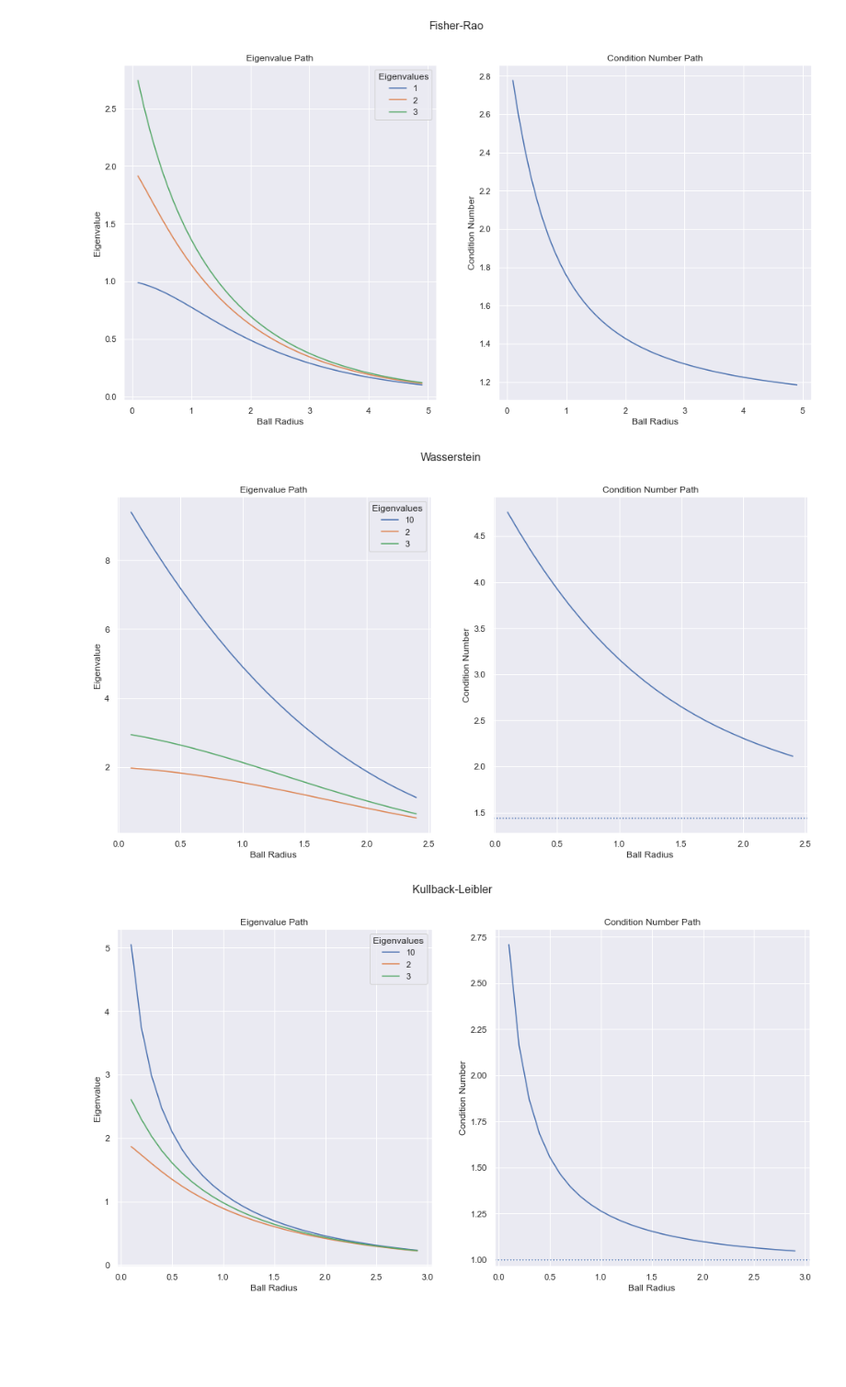
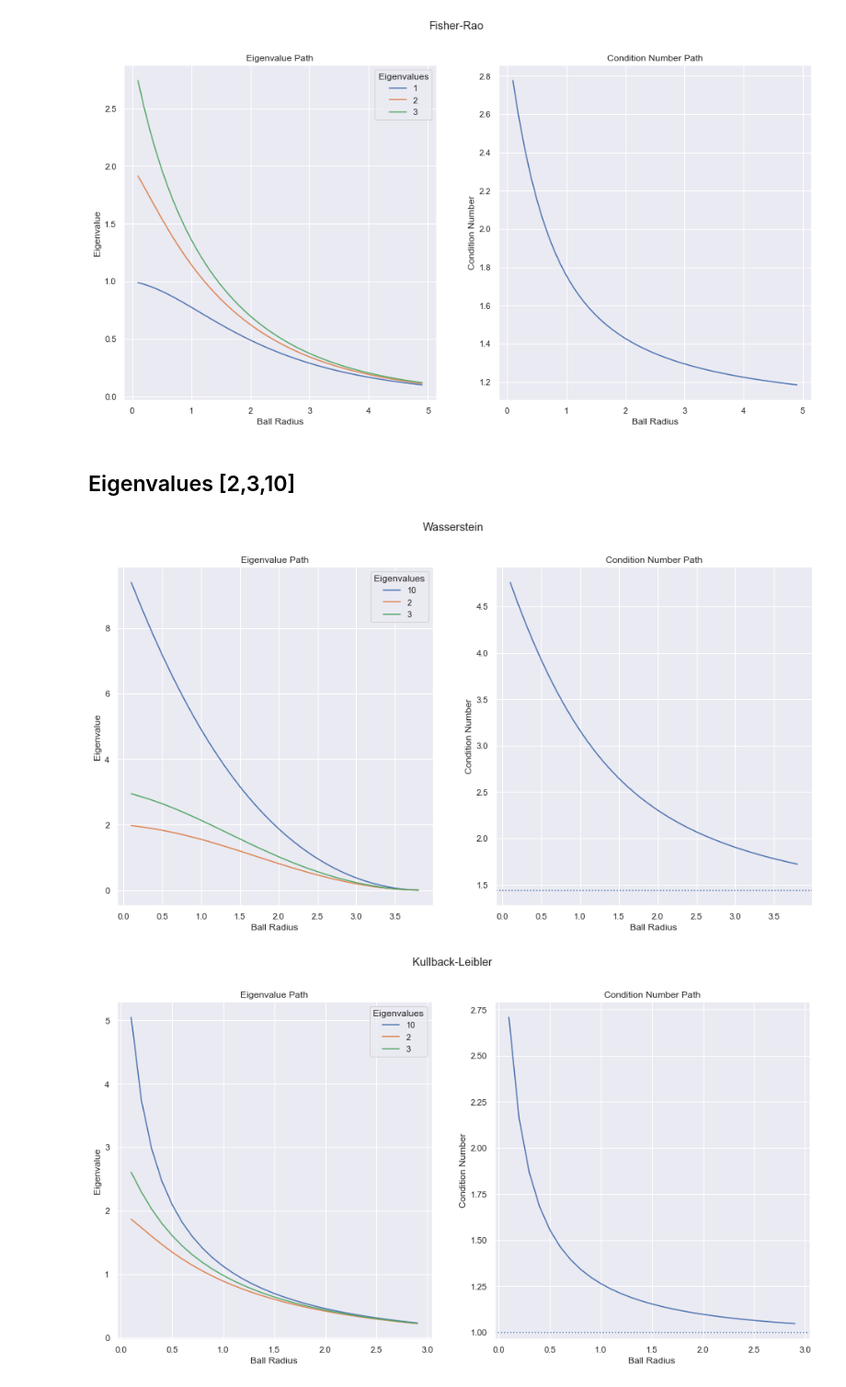
Before and after one commit to yvesrychener/covariance_DRO, a Jupyter notebook: python/Analysis.ipynb, the cells around one changed output. Shown: that part at 92% size. Cells and saved outputs as stored; diff of their text form; code cells hidden in the pictures; blank space fills up the shorter version.

```diff
--- a/python/Analysis.ipynb
+++ b/python/Analysis.ipynb
@@ -56,21 +58,23 @@ plt.suptitle('Fisher-Rao');
 [figure]
 [figure]
 [figure]
+# %% [markdown]
+## Eigenvalues [2,3,10]
 # %%
-eigenvalues, K, axs = plot_ev_cn_path([10,2,3], 'Wasserstein', epsilons = np.arange(0.1, np.sqrt(6), 0.1))
+eigenvalues, K, axs = plot_ev_cn_path([10,2,3], 'Wasserstein', epsilons = np.arange(0.1, np.sqrt(15), 0.1))
 axs[0].legend(['10', '2', '3'], title = 'Eigenvalues')
 axs[1].axhline(np.cbrt(3),ls=':')
 plt.suptitle('Wasserstein');
 
 eigenvalues, K, axs = plot_ev_cn_path([10,2,3], 'KLdirect', epsilons = np.arange(0.1, 3, 0.1))
 axs[0].legend(['10', '2', '3'], title = 'Eigenvalues')
 axs[1].axhline(1,ls=':')
 plt.suptitle('Kullback-Leibler');
 
 eigenvalues, K, axs = plot_ev_cn_path([10,2,3], 'Fisher-Rao', epsilons = np.arange(0.1, 5, 0.1))
 axs[0].legend(['10', '2', '3'], title = 'Eigenvalues')
 plt.suptitle('Fisher-Rao');
 # %% [output]
-[figure, old version]
+[figure, new version]
 [figure]
 [figure]
```
Also changed, not shown: parts of 1 cell of this notebook, 7 other files.
